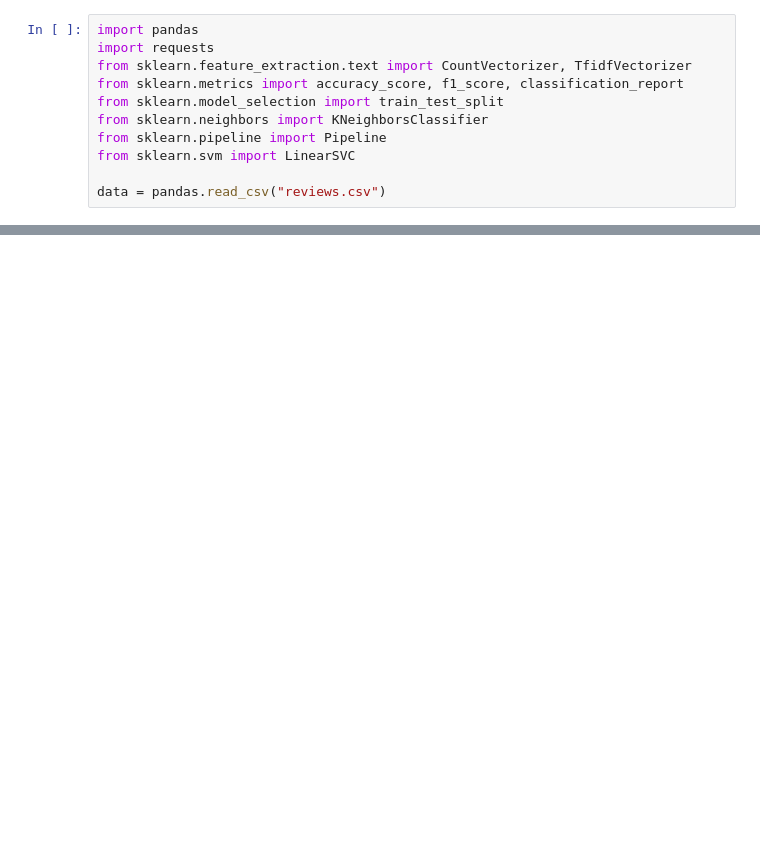
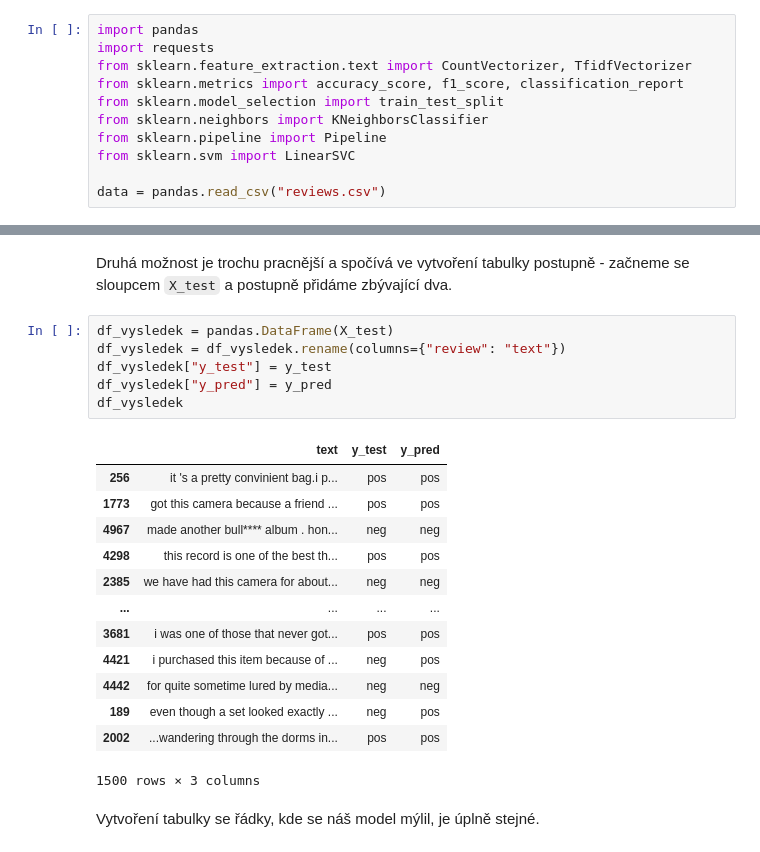
Before and after one commit to pesikj/PythonProDataScience, a Jupyter notebook: 12/reseni.ipynb, the cells around one changed output, grey strips where cells are left out. Saved outputs shown, nothing was run; the diff lists cells and outputs as text; blank space fills up the shorter version.

```diff
--- a/12/reseni.ipynb
+++ b/12/reseni.ipynb
@@ -70,0 +95,24 @@ df_vysledek
+# %% [markdown]
+Druhá možnost je trochu pracnější a spočívá ve vytvoření tabulky postupně - začneme se sloupcem `X_test` a postupně přidáme zbývající dva.
+# %%
+df_vysledek = pandas.DataFrame(X_test)
+df_vysledek = df_vysledek.rename(columns={"review": "text"})
+df_vysledek["y_test"] = y_test
+df_vysledek["y_pred"] = y_pred
+df_vysledek
+# %% [output]
+|  | text | y_test | y_pred |
+| 256 | it 's a pretty convinient bag.i p... | pos | pos |
+| 1773 | got this camera because a friend ... | pos | pos |
+| 4967 | made another bull**** album . hon... | neg | neg |
+| 4298 | this record is one of the best th... | pos | pos |
+| 2385 | we have had this camera for about... | neg | neg |
+| ... | ... | ... | ... |
+| 3681 | i was one of those that never got... | pos | pos |
+| 4421 | i purchased this item because of ... | neg | pos |
+| 4442 | for quite sometime lured by media... | neg | neg |
+| 189 | even though a set looked exactly ... | neg | pos |
+| 2002 | ...wandering through the dorms in... | pos | pos |
+1500 rows × 3 columns
+# %% [markdown]
+Vytvoření tabulky se řádky, kde se náš model mýlil, je úplně stejné.
```
Also changed, not shown: parts of 20 cells of this notebook, 15 other files.
